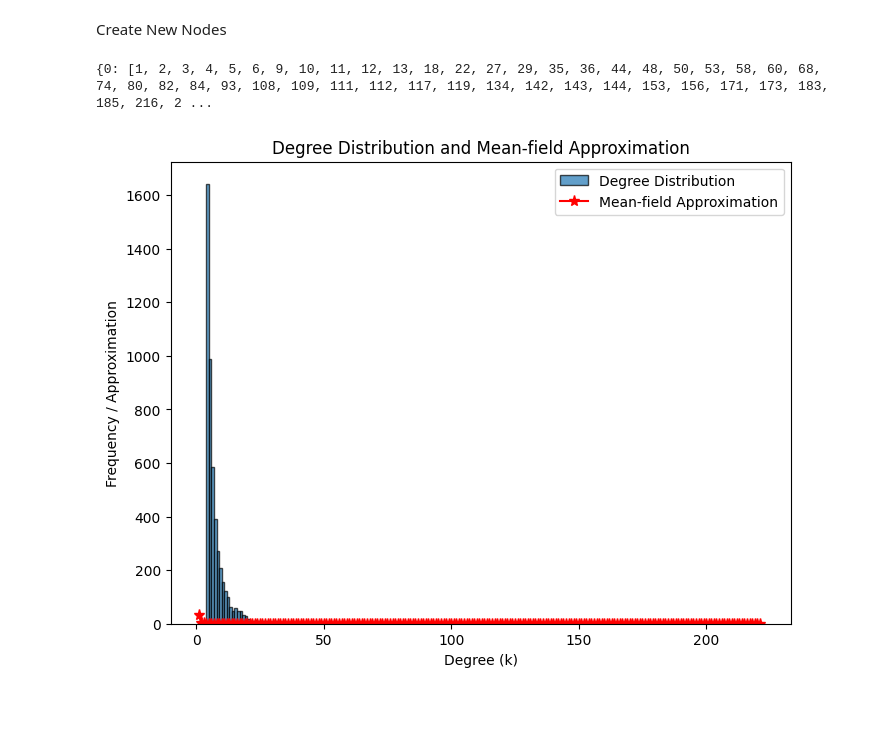
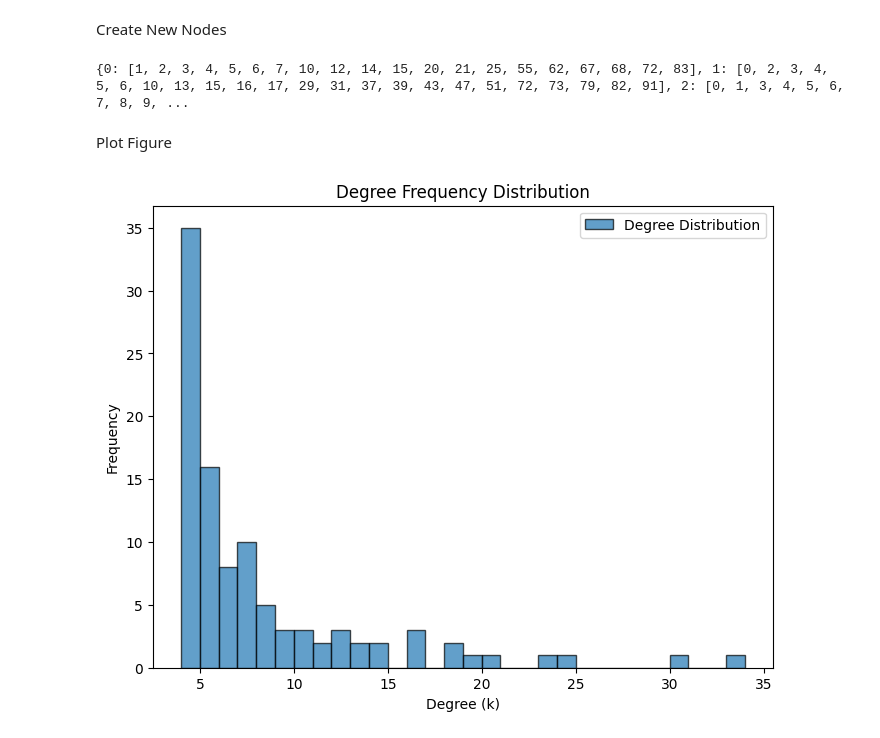
Before and after one commit to CherryWookie/Critical-Phenomena-and-Complexity, a Jupyter notebook: appliedhw/application.ipynb, the cells around one changed output. Cells and saved outputs as stored; diff of their text form; code cells hidden in the pictures; blank space fills up the shorter version.

```diff
--- a/appliedhw/application.ipynb
+++ b/appliedhw/application.ipynb
@@ -42,30 +42,33 @@ print(aux_list)
 # %% [markdown]
 Create New Nodes
 # %%
-# Add new nodes from n0 to N
-for new_node in range(n0, N):
+# Add new nodes from n0 to N (where j is the new node)
+for j in range(n0, N):
 
     connected_nodes = []
     while len(connected_nodes) < m:
         # Randomly select attachment node
-        the_chosen_node = random.choice(aux_list)
+        the_chosen_node = np.random.choice(aux_list)
         if the_chosen_node not in connected_nodes:
             connected_nodes.append(the_chosen_node)
 
             # Append 'the_chosen_node' at the index 'new_node' in Network
             # Connect the two using the same method as the initial nucleus
-            Network[new_node].append(the_chosen_node)
-            Network[the_chosen_node].append(new_node)
+            Network[j].append(the_chosen_node)
+            Network[the_chosen_node].append(j)
 
-    # Update auxiliary list
-    aux_list.extend([new_node] * m)  # Add the new node j, m times
-    for node in connected_nodes:
-        aux_list.append(node)  # Add each connected node once
+
+    # Add number i to each connection made
+    for i in connected_nodes:
+        aux_list.append(i)
+
+    # Add the new node, j * m for each new vertex i
+    aux_list.extend([j] * m)
 
 
 print(Network)
 # %% [output]
-{0: [1, 2, 3, 4, 5, 6, 9, 10, 11, 12, 13, 18, 22, 27, 29, 35, 36, 44, 48, 50, 53, 58, 60, 68, 74, 80, 82, 84, 93, 108, 109, 111, 112, 117, 119, 134, 142, 143, 144, 153, 156, 171, 173, 183, 185, 216, 2 ...
+{0: [1, 2, 3, 4, 5, 6, 7, 10, 12, 14, 15, 20, 21, 25, 55, 62, 67, 68, 72, 83], 1: [0, 2, 3, 4, 5, 6, 10, 13, 15, 16, 17, 29, 31, 37, 39, 43, 47, 51, 72, 73, 79, 82, 91], 2: [0, 1, 3, 4, 5, 6, 7, 8, 9, ...
 # %%
 
 k_list = []
@@ -77,32 +81,17 @@ for node in Network:
     mf_approx = (2*(m^2)) / (k^3)
     mf_approx_list.append(mf_approx)
+# %% [markdown]
+Plot Figure
 # %%
 
-# Calculate degree list (k_list)
-k_list = [len(Network[node]) for node in Network]
+# Step 1: Plot the degree distribution as a histogram
 
-# Step 1: Plot the degree distribution as a histogram
 plt.figure(figsize=(8, 6))
-
-# Histogram of degree distribution
 plt.hist(k_list, bins=range(min(k_list), max(k_list) + 2), edgecolor='black', alpha=0.7, label='Degree Distribution')
-
-# Step 2: Generate the degree values for the mean-field approximation
-degree_axis = list(range(1, max(k_list) + 1))  # Range from 1 to max degree in the network
-mf_approx_list = [(2 * (m ** 2)) / (k**3) for k in degree_axis]  # Mean-field approximation
-
-# Plot the mean-field approximation
-plt.plot(degree_axis, mf_approx_list, 'r*-', label="Mean-field Approximation", markersize=8)
-
-# Labels and title
 plt.xlabel('Degree (k)')
-plt.ylabel('Frequency / Approximation')
-plt.title('Degree Distribution and Mean-field Approximation')
-
-# Add a legend
+plt.ylabel('Frequency')
+plt.title('Degree Frequency Distribution')
 plt.legend()
-
-# Show the plot
 plt.show()
 # %% [output]
-[figure, old version]
+[figure, new version]
```
Also changed, not shown: parts of 7 cells of this notebook.
